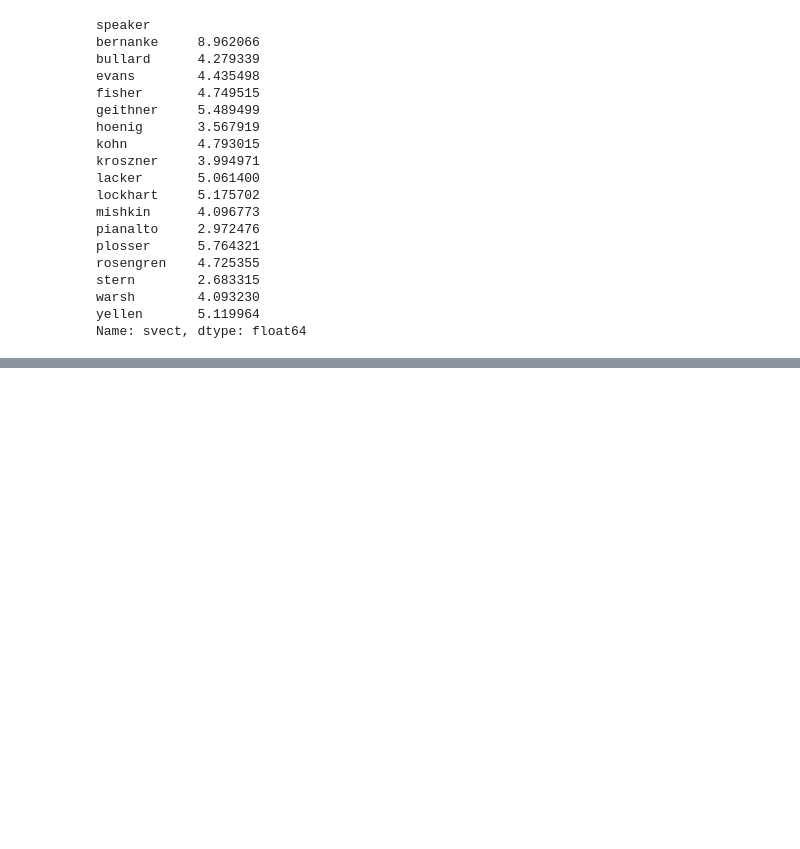
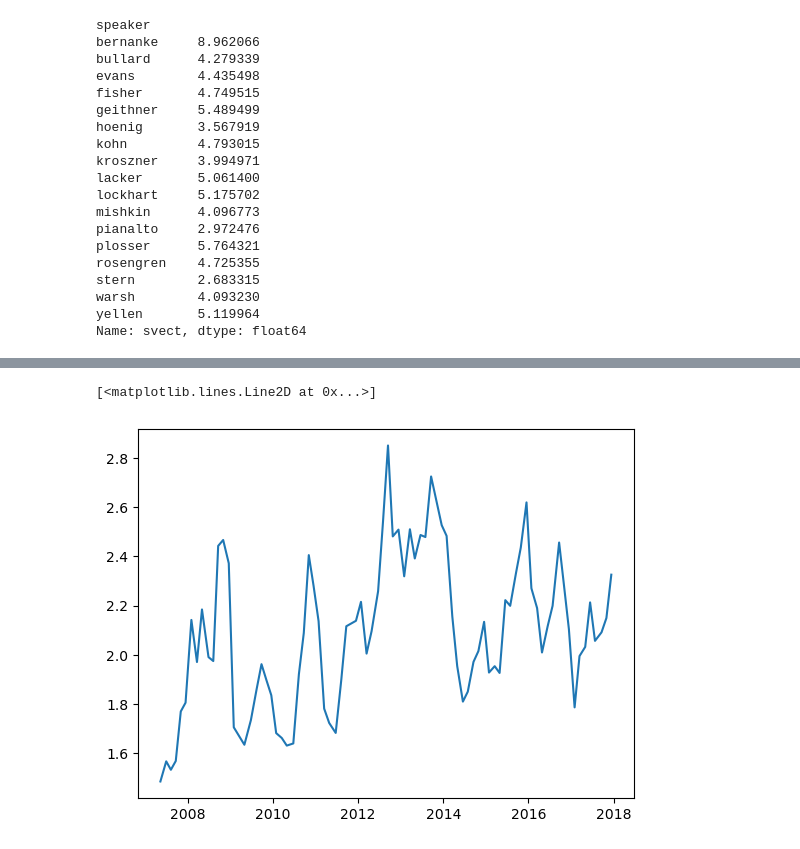
Before and after one commit to bendurham441/fed-nlp, a Jupyter notebook: stance-vectors/stance_vectors.ipynb, the cells around one changed output, grey strips where cells are left out. Saved outputs shown, nothing was run; the diff lists cells and outputs as text; code cells hidden in the pictures; blank space fills up the shorter version.

```diff
--- a/stance-vectors/stance_vectors.ipynb
+++ b/stance-vectors/stance_vectors.ipynb
@@ -489,0 +519,14 @@ Name: diff_avg, Length: 88, dtype: float64
+# %%
+import matplotlib.pyplot as plt
+
+nrdf['date'] = pd.to_datetime(nrdf['date'])
+new = nrdf[(nrdf['section'] == 2) & (nrdf['voter'].notna())]
+inter = new.groupby('date')['diff_avg'].agg('mean').reset_index()
+inter['avg_smooth'] = inter['diff_avg'].rolling(3).mean()
+plt.plot(inter['date'], inter['avg_smooth'])
+
+
+# plt.plot(nrdf['date'])
+# %% [output]
+[<matplotlib.lines.Line2D at 0x...>]
+[figure, added]
```
Also changed, not shown: parts of 31 cells of this notebook.
